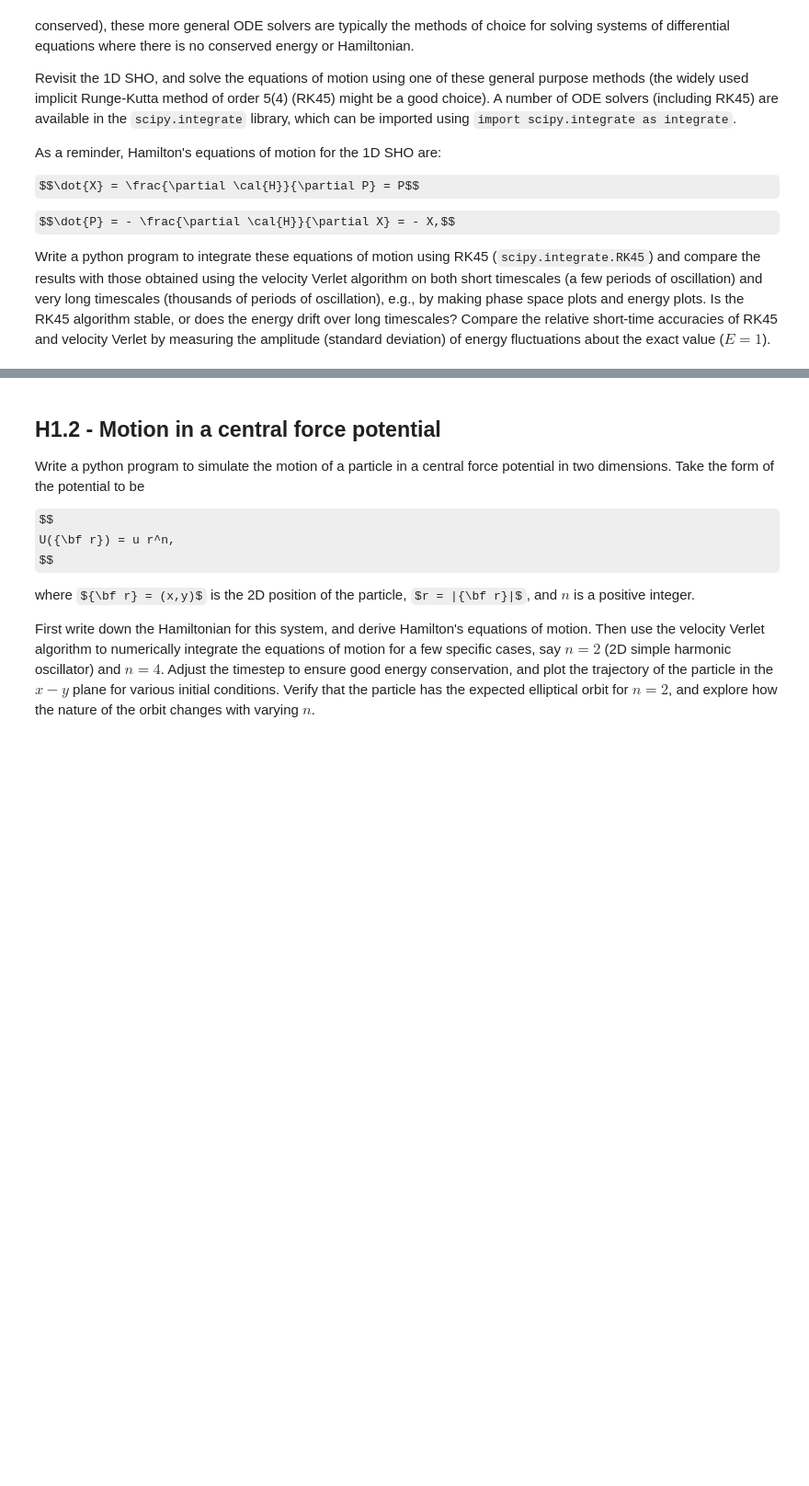
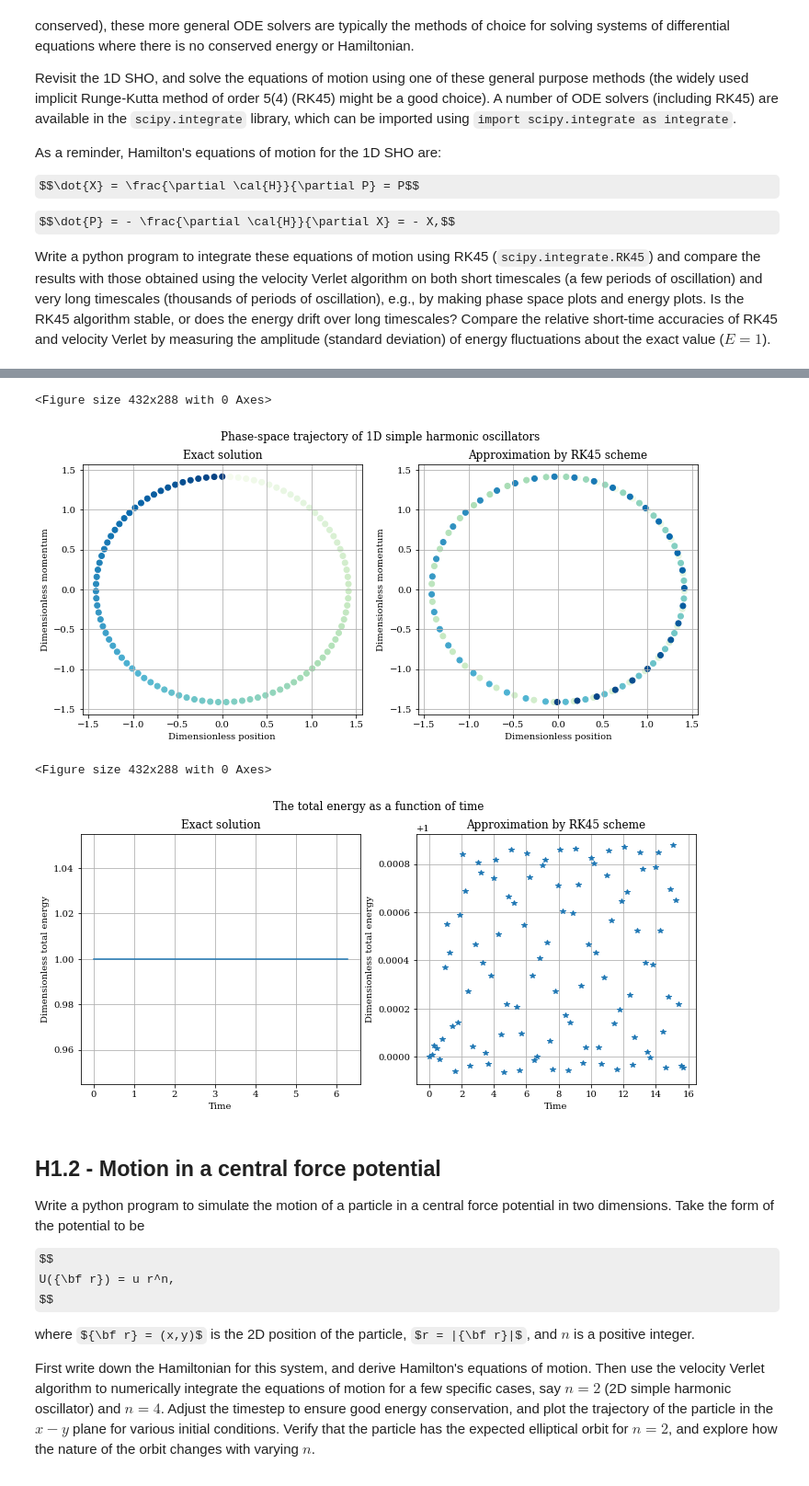
Before and after one commit to wehs7661/CompPhys, a Jupyter notebook: Homework/Homework_01.ipynb, the cells around one changed output, grey strips where cells are left out. Shown at 92% size. Cells and saved outputs as stored; diff of their text form; code cells hidden in the pictures; some formulas as TeX source; blank space fills up the shorter version.

```diff
--- a/Homework/Homework_01.ipynb
+++ b/Homework/Homework_01.ipynb
@@ -22,3 +31,30 @@ Write a python program to integrate these equations of motion using RK45 (`scipy
+# %%
+def SHO(t, z):
+    x, p = z          # z: vector of the state variable
+    return [p, -x]    # dx/dt = p, dp/dx = -x
+
+t = np.linspace(0, 5 * np.pi, 100)  # range of time to integrate
+x_0, p_0 = 0, np.sqrt(2)
+
+# solve_ivp(func, t_span, y0, ...)
+sol = solve_ivp(SHO, [0, 5*np.pi], [x_0, p_0], dense_output=True)
+z = sol.sol(t)   # x(t) = z[0], p(t) = z[1]
+x_rk45, p_rk45 = z[0], z[1]
+
+SI = SHO_integrators()
+SI.integrator = 'RK45'
+SI.dt = t[-1] - t[-2]
+
+
+
+
+
+SI.SHO_plots(x_rk45, p_rk45)
+# %% [output]
+<Figure size 432x288 with 0 Axes>
+[figure, added]
+<Figure size 432x288 with 0 Axes>
+[figure, added]
 # %% [markdown]
 ## H1.2 - Motion in a central force potential
 
```
Also changed, not shown: parts of 2 cells of this notebook, 1 other file.
